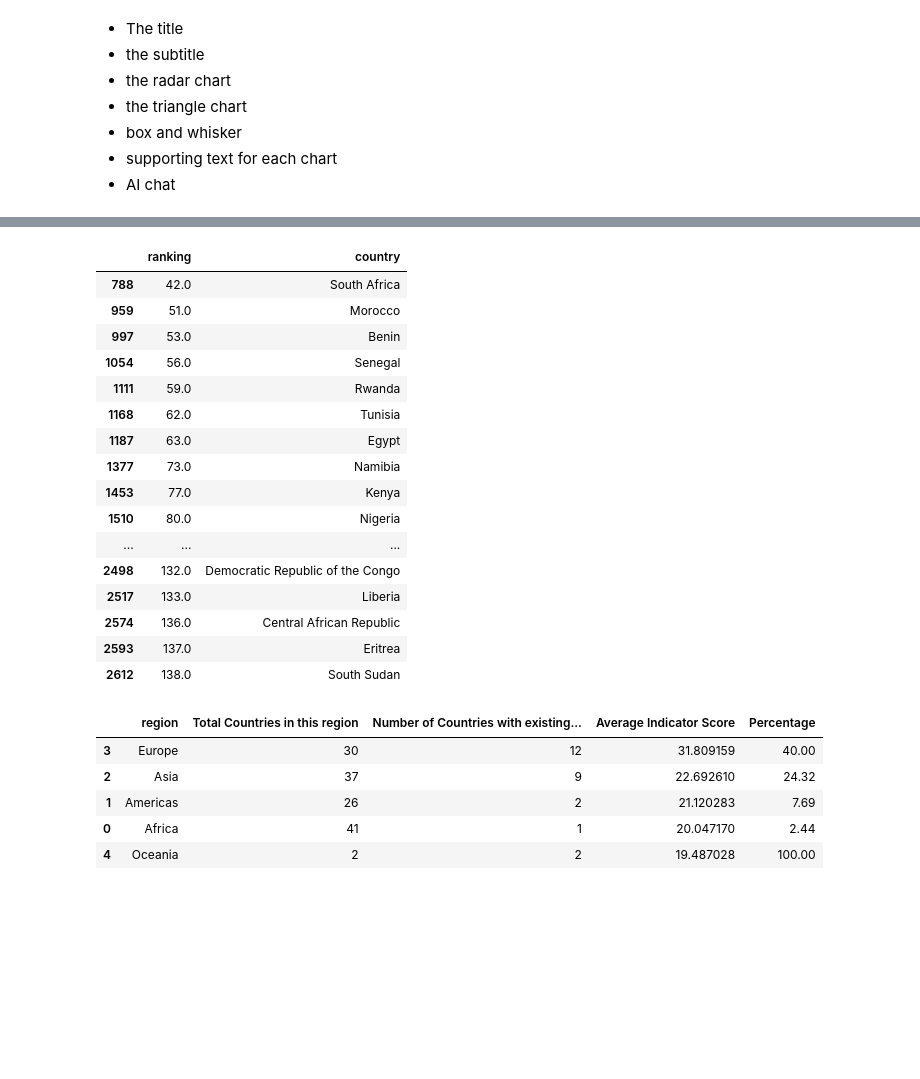
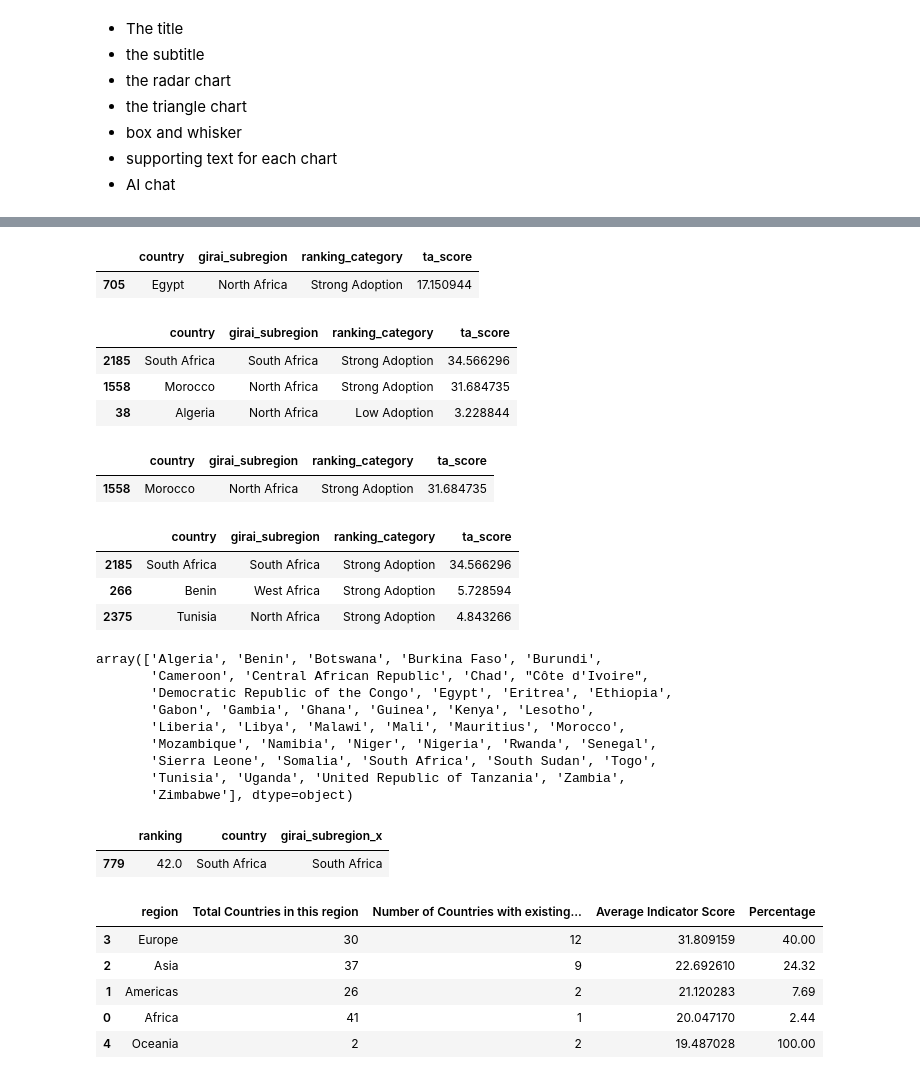
Before and after one commit to Segundev/girai_analysis, a Jupyter notebook: src/analysis.ipynb, the cells around one changed output, grey strips where cells are left out. Drawn from its saved outputs; the diff is of its cells as text; code cells hidden in the pictures; blank space fills up the shorter version.

```diff
--- a/src/analysis.ipynb
+++ b/src/analysis.ipynb
@@ -23,0 +182,18 @@ cf = pd.merge(df, tf, on='country')
+# %%
+unique_thematic_areas = tf["thematic_area"].unique()
+# %%
+results = []
+# %%
+# Loop over each thematic area
+for thematic_area in unique_thematic_areas:
+    filtered_df = tf[
+        (tf["region"] == "Africa") &
+        (tf["fr_doc1_existence_text"] == "Yes") &
+        (tf["thematic_area"] == thematic_area)
+    ][["country", "girai_subregion", "ranking_category", "ta_score"]].sort_values(by="ta_score", ascending=False)
+
+    # Add the thematic_area column to identify the area in the final result
+    filtered_df["thematic_area"] = thematic_area
+
+    # Append the filtered DataFrame to the results list
+    results.append(filtered_df)
@@ -24,3 +277,39 @@ cf = pd.merge(df, tf, on='country')
+# %%
+tf[(tf["region"] == "Africa") & (tf["ga_existence_text"] == "Yes") & (tf["thematic_area"] == "Children's Rights")][["country", "girai_subregion", "ranking_category", "ta_score"]].sort_values(by="ta_score", ascending=False)
+# %% [output]
+|  | country | girai_subregion | ranking_category | ta_score |
+| 705 | Egypt | North Africa | Strong Adoption | 17.150944 |
+# %%
+tf[(tf["region"] == "Africa") & (tf["nsa_au_existence_text"] == "Yes") & (tf["thematic_area"] == "Access to Remedy and Redress")][["country", "girai_subregion", "ranking_category", "ta_score"]].sort_values(by="ta_score", ascending=False)
+# %% [output]
+|  | country | girai_subregion | ranking_category | ta_score |
+| 2185 | South Africa | South Africa | Strong Adoption | 34.566296 |
+| 1558 | Morocco | North Africa | Strong Adoption | 31.684735 |
+| 38 | Algeria | North Africa | Low Adoption | 3.228844 |
+# %%
+tf[(tf["region"] == "Africa") & (tf["nsa_cs_existence_text"] == "Yes") & (tf["thematic_area"] == "Access to Remedy and Redress")][["country", "girai_subregion", "ranking_category", "ta_score"]].sort_values(by="ta_score", ascending=False)
+# %% [output]
+|  | country | girai_subregion | ranking_category | ta_score |
+| 1558 | Morocco | North Africa | Strong Adoption | 31.684735 |
+# %%
+tf[(tf["region"] == "Africa") & (tf["nsa_ps_existence_text"] == "Yes") & (tf["thematic_area"] == "Access to Remedy and Redress")][["country", "girai_subregion", "ranking_category", "ta_score"]].sort_values(by="ta_score", ascending=False)
+# %% [output]
+|  | country | girai_subregion | ranking_category | ta_score |
+| 2185 | South Africa | South Africa | Strong Adoption | 34.566296 |
+| 266 | Benin | West Africa | Strong Adoption | 5.728594 |
+| 2375 | Tunisia | North Africa | Strong Adoption | 4.843266 |
+# %%
+tf[(tf["region"] == "Africa") & (tf["ga_existence_text"] == "Yes")]["country"].unique()
+# %% [output]
+array(['Algeria', 'Benin', 'Botswana', 'Burkina Faso', 'Burundi',
+       'Cameroon', 'Central African Republic', 'Chad', "Côte d'Ivoire",
+       'Democratic Republic of the Congo', 'Egypt', 'Eritrea', 'Ethiopia',
+       'Gabon', 'Gambia', 'Ghana', 'Guinea', 'Kenya', 'Lesotho',
+       'Liberia', 'Libya', 'Malawi', 'Mali', 'Mauritius', 'Morocco',
+       'Mozambique', 'Namibia', 'Niger', 'Nigeria', 'Rwanda', 'Senegal',
+       'Sierra Leone', 'Somalia', 'South Africa', 'South Sudan', 'Togo',
+       'Tunisia', 'Uganda', 'United Republic of Tanzania', 'Zambia',
+       'Zimbabwe'], dtype=object)
 # %%
 # Adjust the thematic area to filter
 # Safety_accuracy_reliability = ['Safety, Accuracy and Reliability']
@@ -53,27 +342,12 @@ def country_by_indicator_and_thematic_area(df, thematic_area, indicator_existenc
     indicator_filtered = thematic_filtered[thematic_filtered[indicator_existence] == "Yes"]
 
    # step 3: Return all the countries in the region
-    return indicator_filtered[["ranking", "country"]]
+    return indicator_filtered[["ranking", "country", "girai_subregion_x"]]
 # %%
-country_by_indicator_and_thematic_area(cf, "International Cooperation", "ga_existence_text", "region_x", "Africa")
+country_by_indicator_and_thematic_area(cf, "Access to Remedy and Redress", "ga_existence_text", "region_x", "Africa")
 # %% [output]
-|  | ranking | country |
-| 788 | 42.0 | South Africa |
-| 959 | 51.0 | Morocco |
-| 997 | 53.0 | Benin |
-| 1054 | 56.0 | Senegal |
-| 1111 | 59.0 | Rwanda |
-| 1168 | 62.0 | Tunisia |
-| 1187 | 63.0 | Egypt |
-| 1377 | 73.0 | Namibia |
-| 1453 | 77.0 | Kenya |
-| 1510 | 80.0 | Nigeria |
-| ... | ... | ... |
-| 2498 | 132.0 | Democratic Republic of the Congo |
-| 2517 | 133.0 | Liberia |
-| 2574 | 136.0 | Central African Republic |
-| 2593 | 137.0 | Eritrea |
-| 2612 | 138.0 | South Sudan |
+|  | ranking | country | girai_subregion_x |
+| 779 | 42.0 | South Africa | South Africa |
 # %%
 def regions_count_by_indicator_and_thematic_area(df, thematic_area, indicator_existence, region, indicator_score):
     """
```
Also changed, not shown: parts of 22 cells of this notebook.
